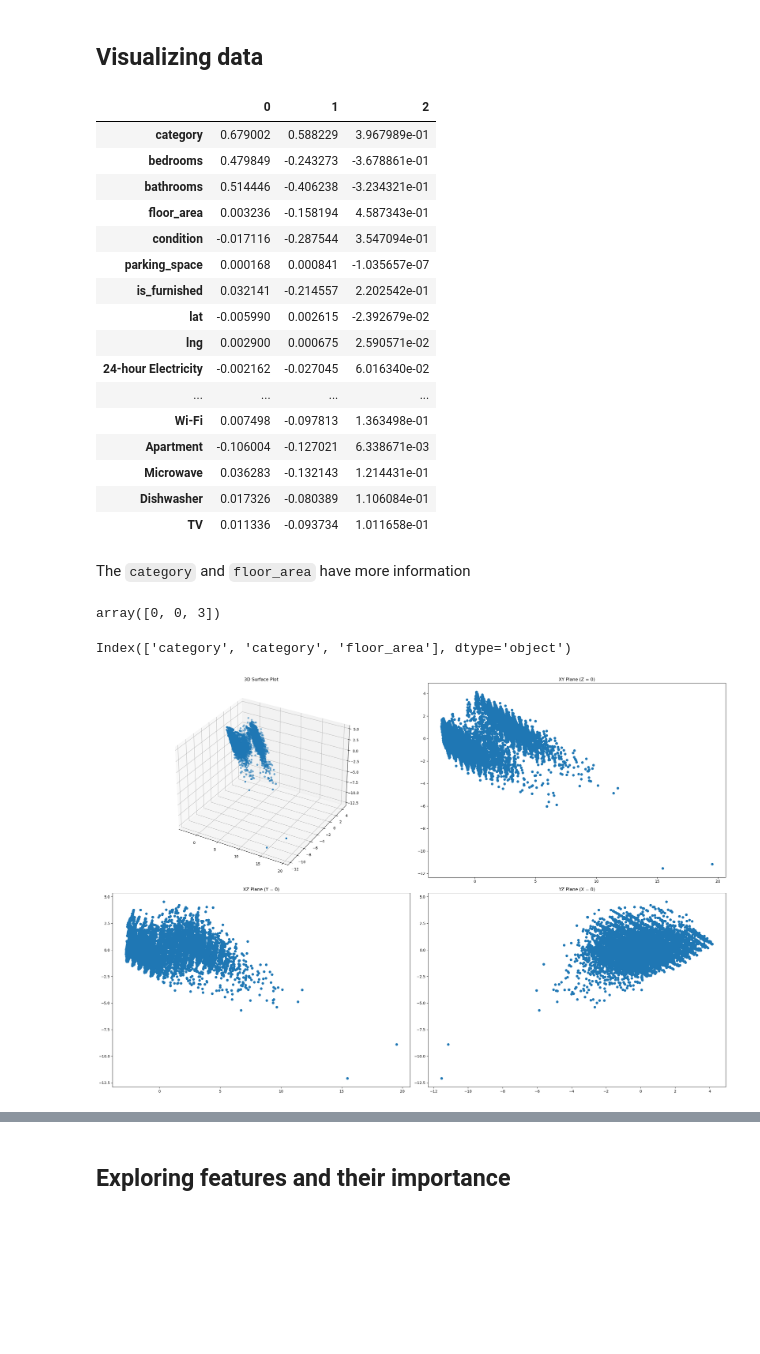
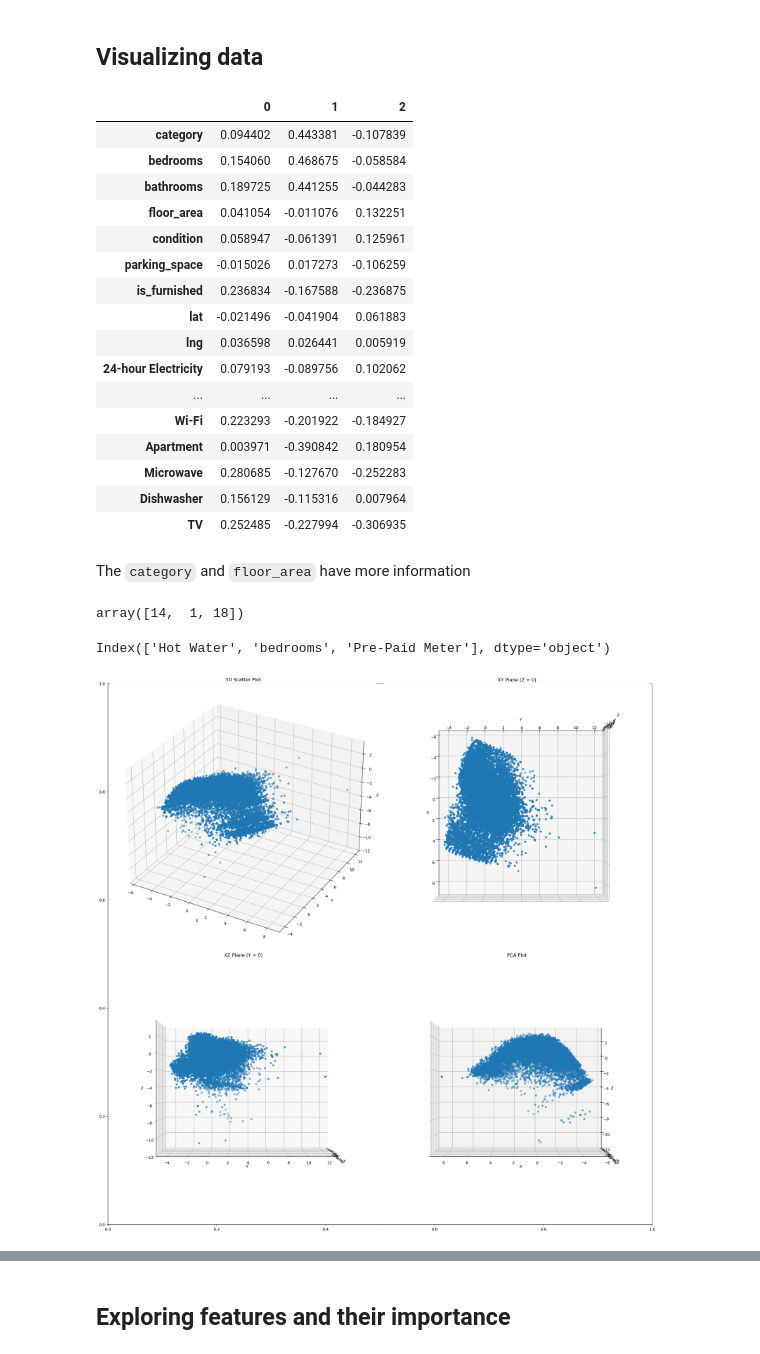
Before and after one commit to doseikwatia/ghana-rent-cost, a Jupyter notebook: main.ipynb, the cells around one changed output, grey strips where cells are left out. Cells and saved outputs as stored; diff of their text form; code cells hidden in the pictures; blank space fills up the shorter version.

```diff
--- a/main.ipynb
+++ b/main.ipynb
@@ -255,32 +256 @@ from sklearn.decomposition import PCA
 from sklearn.preprocessing import StandardScaler, LabelEncoder, MinMaxScaler
-# %%
-def plot3d(X, groups=None):
-    x = X[:,0]
-    y = X[:,1]
-    z = X[:,2]
-    # Create a figure with subplots
-    fig = plt.figure(figsize=(24, 16))
-
-    # 3D Plot
-    ax1 = fig.add_subplot(221, projection='3d')
-    ax1.scatter(x, y, z, c=groups)
-    ax1.set_title("3D Surface Plot")
-
-    # XY Plane (Z = 0 slice)
-    ax2 = fig.add_subplot(222)
-    ax2.scatter(x, y, c=groups)
-    ax2.set_title("XY Plane (Z = 0)")
-
-    # XZ Plane (Y = 0 slice)
-    ax3 = fig.add_subplot(223)
-    ax3.scatter(x, z, c=groups)
-    ax3.set_title("XZ Plane (Y = 0)")
-
-    # YZ Plane (X = 0 slice)
-    ax4 = fig.add_subplot(224)
-    ax4.scatter(y,z,  c=groups)
-    ax4.set_title("YZ Plane (X = 0)")
-
-    # Show the plots
-    plt.tight_layout()
-    plt.show()
@@ -287,10 +298,9 @@ def plot3d(X, groups=None):
 # %%
 std_scaler = StandardScaler()
-y_df = df['price']
+y_df = df[['price']]
 X_df = df.drop(columns=['price'])
-X_df['floor_area'] = std_scaler.fit_transform(X_df[['floor_area']])
-X = X_df.to_numpy()
-y = y_df.to_numpy()
+X = std_scaler.fit_transform(X_df)
+y = y_df
 # %%
 pca = PCA(n_components=3)
 X_pca = pca.fit_transform(X)
@@ -299,37 +309,37 @@ pca_components_df = pd.DataFrame(pca.components_,columns=X_df.columns)
 pca_components_df.T
 # %% [output]
 |  | 0 | 1 | 2 |
-| category | 0.679002 | 0.588229 | 3.967989e-01 |
-| bedrooms | 0.479849 | -0.243273 | -3.678861e-01 |
-| bathrooms | 0.514446 | -0.406238 | -3.234321e-01 |
-| floor_area | 0.003236 | -0.158194 | 4.587343e-01 |
-| condition | -0.017116 | -0.287544 | 3.547094e-01 |
-| parking_space | 0.000168 | 0.000841 | -1.035657e-07 |
-| is_furnished | 0.032141 | -0.214557 | 2.202542e-01 |
-| lat | -0.005990 | 0.002615 | -2.392679e-02 |
-| lng | 0.002900 | 0.000675 | 2.590571e-02 |
-| 24-hour Electricity | -0.002162 | -0.027045 | 6.016340e-02 |
+| category | 0.094402 | 0.443381 | -0.107839 |
+| bedrooms | 0.154060 | 0.468675 | -0.058584 |
+| bathrooms | 0.189725 | 0.441255 | -0.044283 |
+| floor_area | 0.041054 | -0.011076 | 0.132251 |
+| condition | 0.058947 | -0.061391 | 0.125961 |
+| parking_space | -0.015026 | 0.017273 | -0.106259 |
+| is_furnished | 0.236834 | -0.167588 | -0.236875 |
+| lat | -0.021496 | -0.041904 | 0.061883 |
+| lng | 0.036598 | 0.026441 | 0.005919 |
+| 24-hour Electricity | 0.079193 | -0.089756 | 0.102062 |
 | ... | ... | ... | ... |
-| Wi-Fi | 0.007498 | -0.097813 | 1.363498e-01 |
-| Apartment | -0.106004 | -0.127021 | 6.338671e-03 |
-| Microwave | 0.036283 | -0.132143 | 1.214431e-01 |
-| Dishwasher | 0.017326 | -0.080389 | 1.106084e-01 |
-| TV | 0.011336 | -0.093734 | 1.011658e-01 |
+| Wi-Fi | 0.223293 | -0.201922 | -0.184927 |
+| Apartment | 0.003971 | -0.390842 | 0.180954 |
+| Microwave | 0.280685 | -0.127670 | -0.252283 |
+| Dishwasher | 0.156129 | -0.115316 | 0.007964 |
+| TV | 0.252485 | -0.227994 | -0.306935 |
 # %% [markdown]
 The `category` and `floor_area` have more information
 # %%
 dominant_components_index = pca_components_df.values.argmax(axis=1)
 dominant_components_index
 # %% [output]
-array([0, 0, 3])
+array([14,  1, 18])
 # %%
 pca_components_df.columns[dominant_components_index]
 # %% [output]
-Index(['category', 'category', 'floor_area'], dtype='object')
+Index(['Hot Water', 'bedrooms', 'Pre-Paid Meter'], dtype='object')
 # %%
-plot3d(X_pca)
+plot3d(X_pca,'PCA Plot')
 # %% [output]
-[figure, old version]
+[figure, new version]
 # %%
 from sklearn.ensemble import RandomForestRegressor,GradientBoostingRegressor
 from sklearn.linear_model import LinearRegression
```
Also changed, not shown: parts of 14 cells of this notebook.
